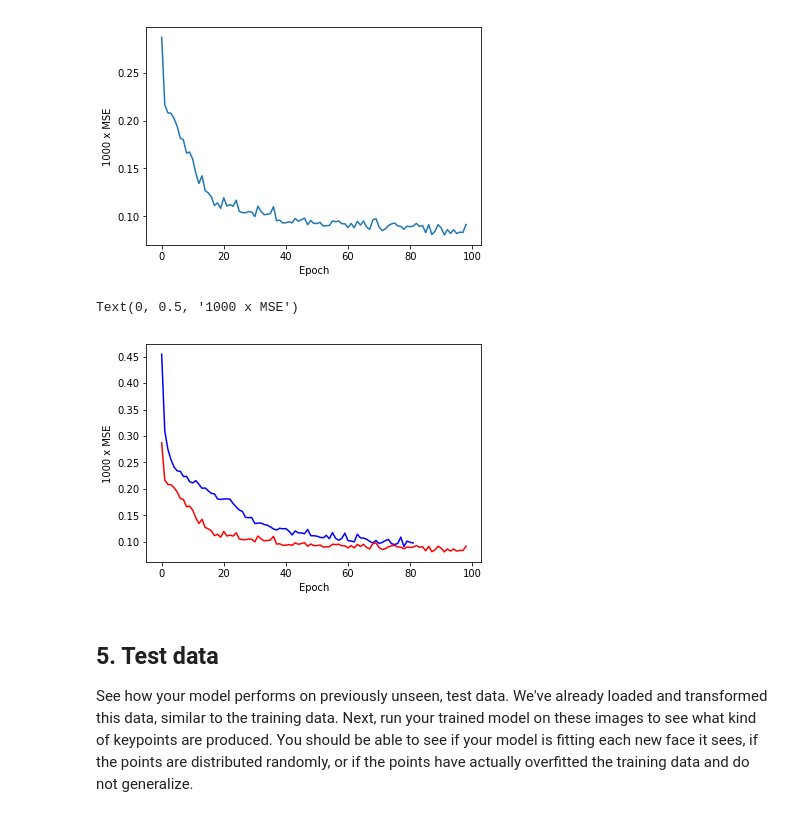
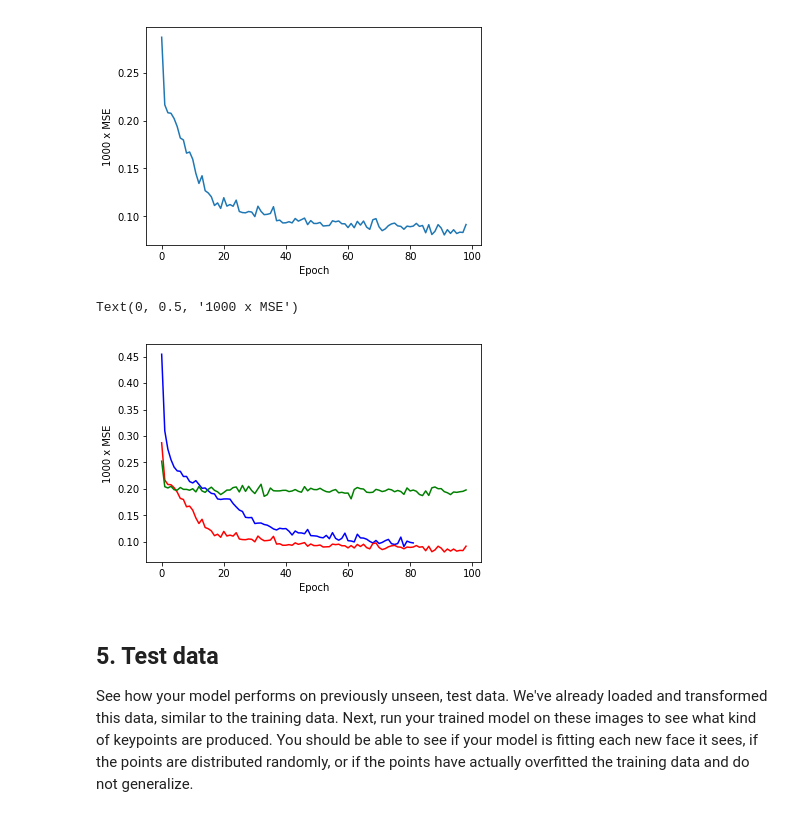
Before and after one commit to lkforward/facelook, a Jupyter notebook: 2_Define_the_Network_Architecture.ipynb, the cells around one changed output. Saved outputs shown, nothing was run; the diff lists cells and outputs as text; code cells hidden in the pictures.

```diff
--- a/2_Define_the_Network_Architecture.ipynb
+++ b/2_Define_the_Network_Architecture.ipynb
@@ -632,23 +632,27 @@ Text(0, 0.5, '1000 x MSE')
 # %%
 # ========================================
 ## Case 3: Batch size = 64. learning rate = 1e-4
 # ========================================
 import numpy as np
 
 fname_batch_loss = '/content/gdrive/My Drive/prj1_keypoints/train_loss_lr_1e-4.npy'
 n_total_samples = 3462
 loss_hist = loss_per_epoch(fname_batch_loss, n_total_samples, batch_size=64)
 
 fname_batch_loss = '/content/gdrive/My Drive/prj1_keypoints/train_loss_batch64.npy'
 loss_lr_default = loss_per_epoch(fname_batch_loss, n_total_samples, batch_size=64)
 
+fname_batch_loss = '/content/gdrive/My Drive/prj1_keypoints/train_loss_lr_1e-2.npy'
+loss_lr_2 = loss_per_epoch(fname_batch_loss, n_total_samples, batch_size=64)
+
 plt.plot(loss_hist, 'b')
 plt.plot(loss_lr_default, 'r')
+plt.plot(loss_lr_2, 'g')
 plt.xlabel('Epoch')
 plt.ylabel('1000 x MSE')
 # %% [output]
 Text(0, 0.5, '1000 x MSE')
-[figure, old version]
+[figure, new version]
 # %% [markdown]
 ## 5. Test data
 
```
Also changed, not shown: parts of 1 cell of this notebook.
